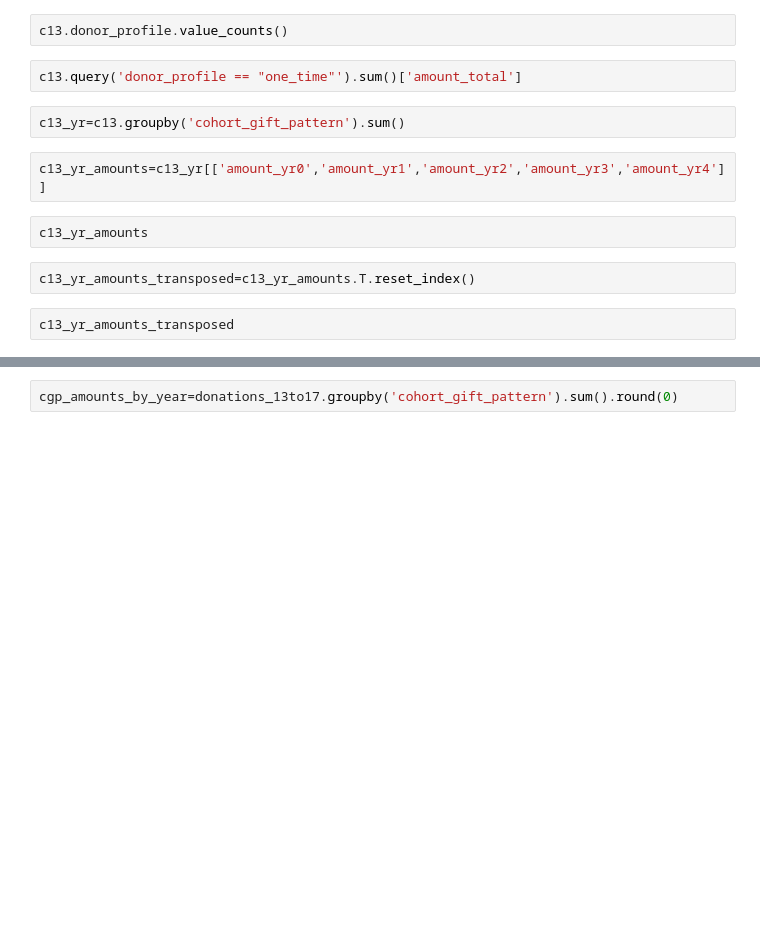
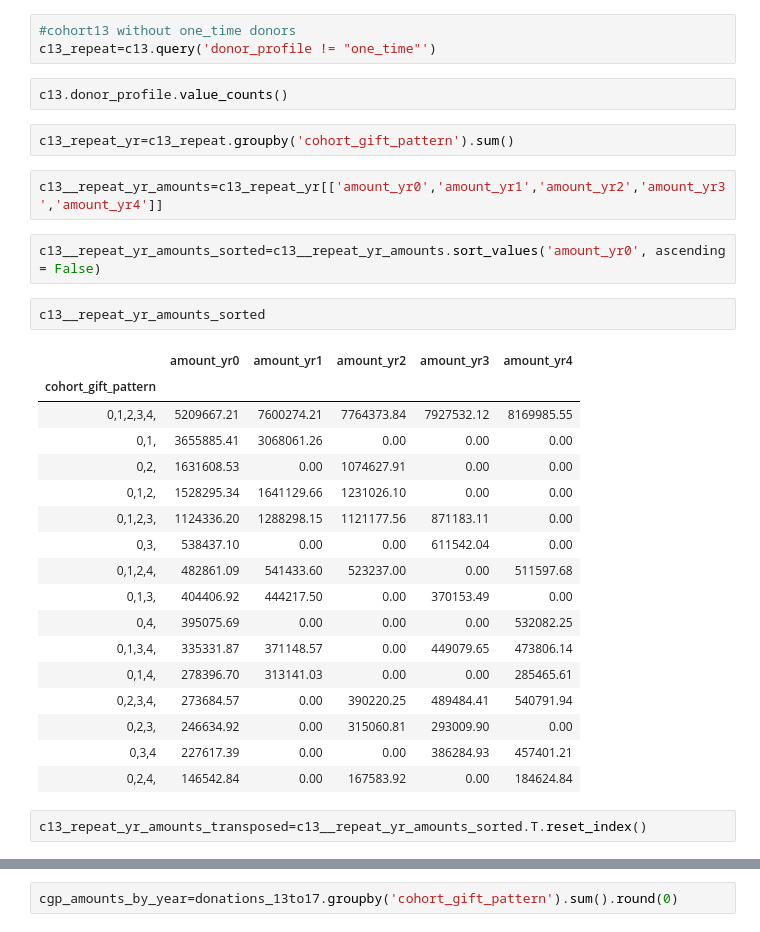
Before and after one commit to erinmarieanderson/donations, a Jupyter notebook: notebooks/8_analysis_of_cohort_behavior_continued.ipynb, the cells around one changed output, grey strips where cells are left out. Drawn from its saved outputs; the diff is of its cells as text; blank space fills up the shorter version.

Commit message:
additional analysis of cohort behavior, by gift pattern (year)

```diff
--- a/notebooks/8_analysis_of_cohort_behavior_continued.ipynb
+++ b/notebooks/8_analysis_of_cohort_behavior_continued.ipynb
@@ -221,17 +221,36 @@ donations_13to17=donations_13to17[cols]
 # %%
 #cohort13
 c13=donations_13to17.query('first_gift_year == "2013-01-01"')
+# %%
+#cohort13 without one_time donors
+c13_repeat=c13.query('donor_profile != "one_time"')
 # %%
 c13.donor_profile.value_counts()
-# %%
-c13.query('donor_profile == "one_time"').sum()['amount_total']
 # %%
-c13_yr=c13.groupby('cohort_gift_pattern').sum()
+c13_repeat_yr=c13_repeat.groupby('cohort_gift_pattern').sum()
 # %%
-c13_yr_amounts=c13_yr[['amount_yr0','amount_yr1','amount_yr2','amount_yr3','amount_yr4']]
+c13__repeat_yr_amounts=c13_repeat_yr[['amount_yr0','amount_yr1','amount_yr2','amount_yr3','amount_yr4']]
-# %%
-c13_yr_amounts
+# %%
+c13__repeat_yr_amounts_sorted=c13__repeat_yr_amounts.sort_values('amount_yr0', ascending = False)
+# %%
+c13__repeat_yr_amounts_sorted
+# %% [output]
+|  | amount_yr0 | amount_yr1 | amount_yr2 | amount_yr3 | amount_yr4 |
+| cohort_gift_pattern |  |  |  |  |  |
+| 0,1,2,3,4, | 5209667.21 | 7600274.21 | 7764373.84 | 7927532.12 | 8169985.55 |
+| 0,1, | 3655885.41 | 3068061.26 | 0.00 | 0.00 | 0.00 |
+| 0,2, | 1631608.53 | 0.00 | 1074627.91 | 0.00 | 0.00 |
+| 0,1,2, | 1528295.34 | 1641129.66 | 1231026.10 | 0.00 | 0.00 |
+| 0,1,2,3, | 1124336.20 | 1288298.15 | 1121177.56 | 871183.11 | 0.00 |
+| 0,3, | 538437.10 | 0.00 | 0.00 | 611542.04 | 0.00 |
+| 0,1,2,4, | 482861.09 | 541433.60 | 523237.00 | 0.00 | 511597.68 |
+| 0,1,3, | 404406.92 | 444217.50 | 0.00 | 370153.49 | 0.00 |
+| 0,4, | 395075.69 | 0.00 | 0.00 | 0.00 | 532082.25 |
+| 0,1,3,4, | 335331.87 | 371148.57 | 0.00 | 449079.65 | 473806.14 |
+| 0,1,4, | 278396.70 | 313141.03 | 0.00 | 0.00 | 285465.61 |
+| 0,2,3,4, | 273684.57 | 0.00 | 390220.25 | 489484.41 | 540791.94 |
+| 0,2,3, | 246634.92 | 0.00 | 315060.81 | 293009.90 | 0.00 |
+| 0,3,4 | 227617.39 | 0.00 | 0.00 | 386284.93 | 457401.21 |
+| 0,2,4, | 146542.84 | 0.00 | 167583.92 | 0.00 | 184624.84 |
 # %%
-c13_yr_amounts_transposed=c13_yr_amounts.T.reset_index()
+c13_repeat_yr_amounts_transposed=c13__repeat_yr_amounts_sorted.T.reset_index()
-# %%
-c13_yr_amounts_transposed
```
Also changed, not shown: parts of 6 cells of this notebook, 1 other file.
